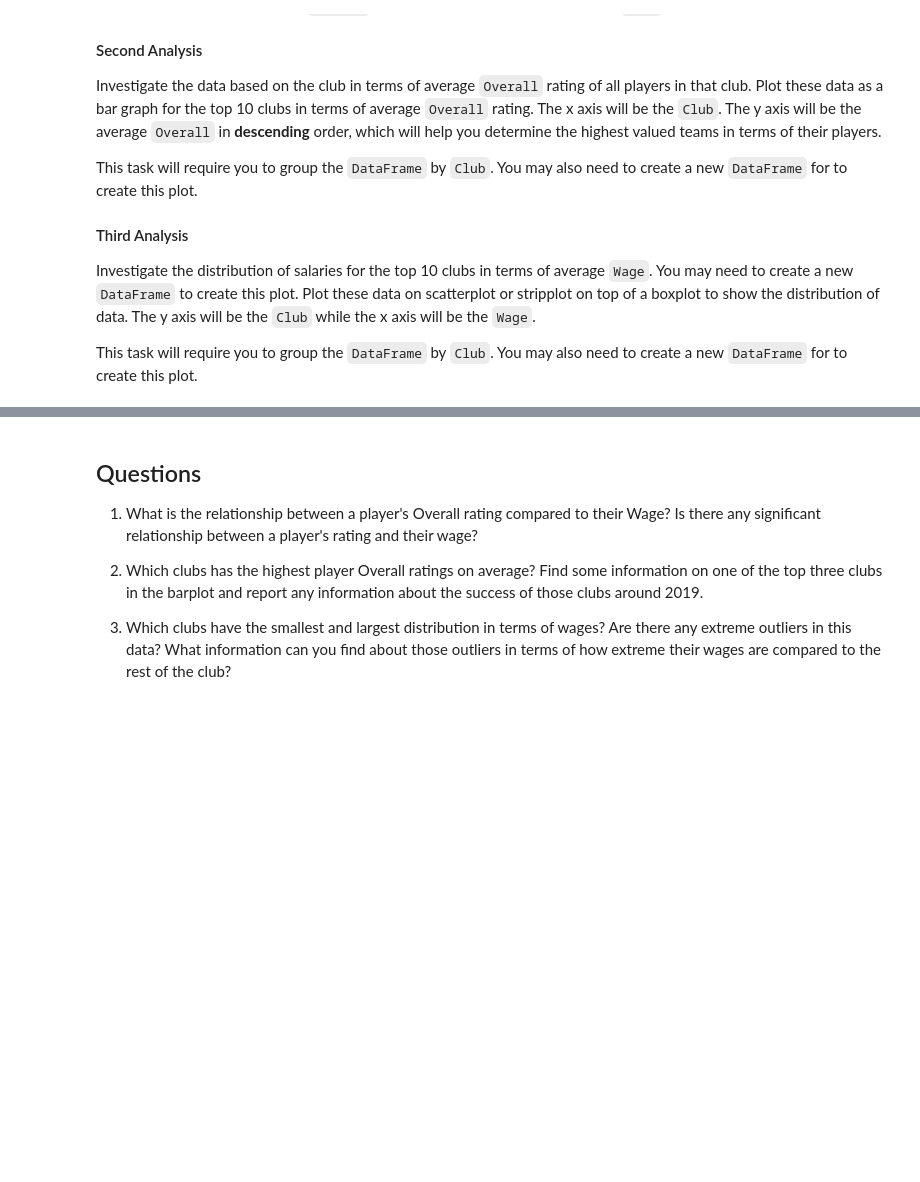
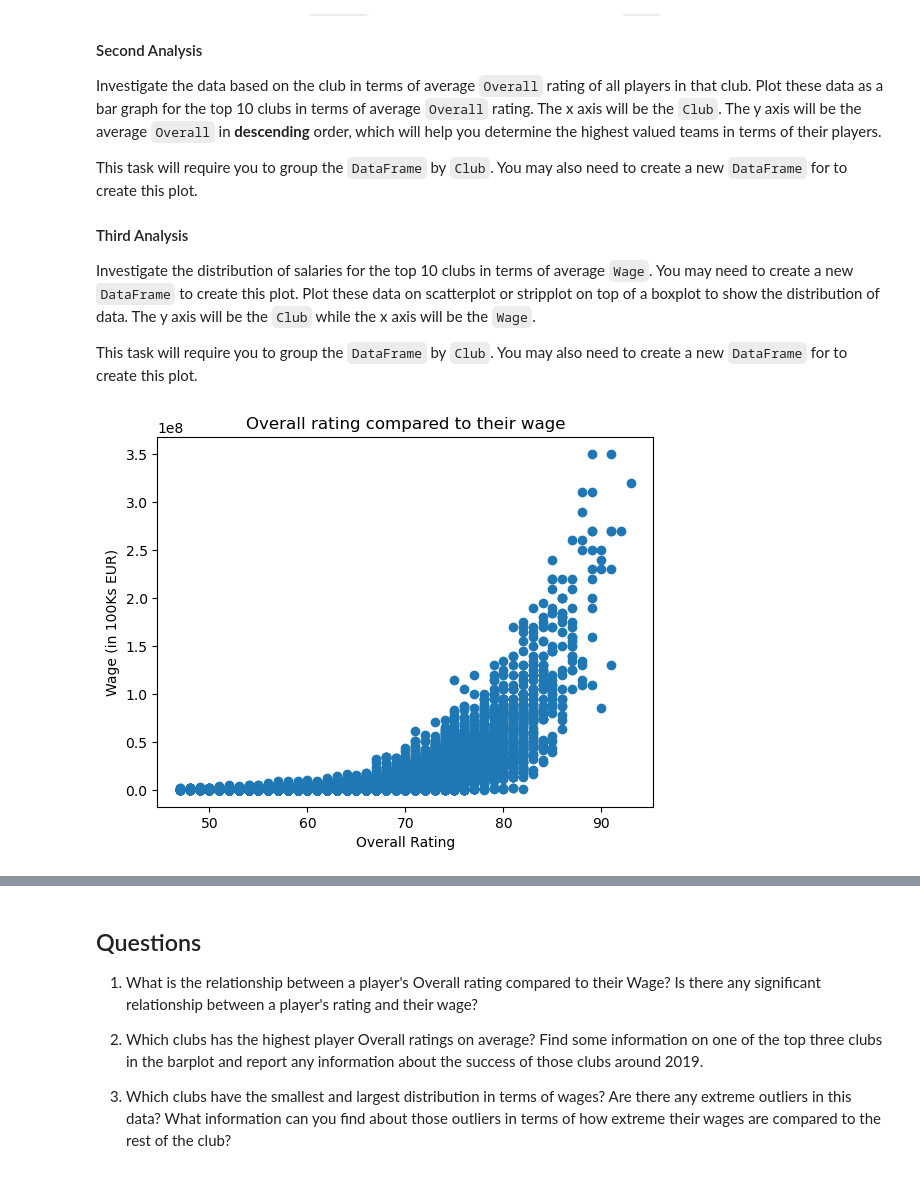
Before and after one commit to eriosta/analytics-viz, a Jupyter notebook: module4/lab4b.ipynb, the cells around one changed output, grey strips where cells are left out. Saved outputs shown, nothing was run; the diff lists cells and outputs as text; code cells hidden in the pictures; blank space fills up the shorter version.

```diff
--- a/module4/lab4b.ipynb
+++ b/module4/lab4b.ipynb
@@ -63,4 +53,38 @@ import seaborn as sns
+# %%
+def clean_data(filename):
+    """
+    Clean and pre-process the FIFA soccer players data.
+
+    Parameters:
+        filename (str): The path and name of the csv file to be cleaned.
+
+    Returns:
+        DataFrame: The cleaned and pre-processed dataframe.
+    """
+    # Read the csv file and capture only the specified columns
+    df = pd.read_csv(filename, usecols=["sofifa_id", "club_name", "overall", "wage_eur", "player_positions"])
+
+    # Remove K from Wage column
+    df["wage_eur"] = df["wage_eur"] * 1000
+
+    # Remove players who do not belong to a club or who make 0 Euros in Wage
+    df = df[df["club_name"].notnull() & (df["wage_eur"] != 0.0)].reset_index(drop=True)
+
+    # Convert Overall and Wage to integers
+    df["overall"] = df["overall"].astype(int)
+    df["wage_eur"] = df["wage_eur"].astype(int)
+
+    return df
+
+df = clean_data('players_22.csv')
 # %%
 # First analysis plot goes here:  Overall rating compared to their wage
+plt.scatter(df["overall"], df["wage_eur"])
+plt.xlabel("Overall Rating")
+plt.ylabel("Wage (in 100Ks EUR)")
+plt.title("Overall rating compared to their wage")
+plt.show()
+# %% [output]
+[figure, added]
 # %%
 # Second analysis plot goes here:  Wage and Value of all players by club
```
Also changed, not shown: parts of 4 cells of this notebook, 1 other file.
